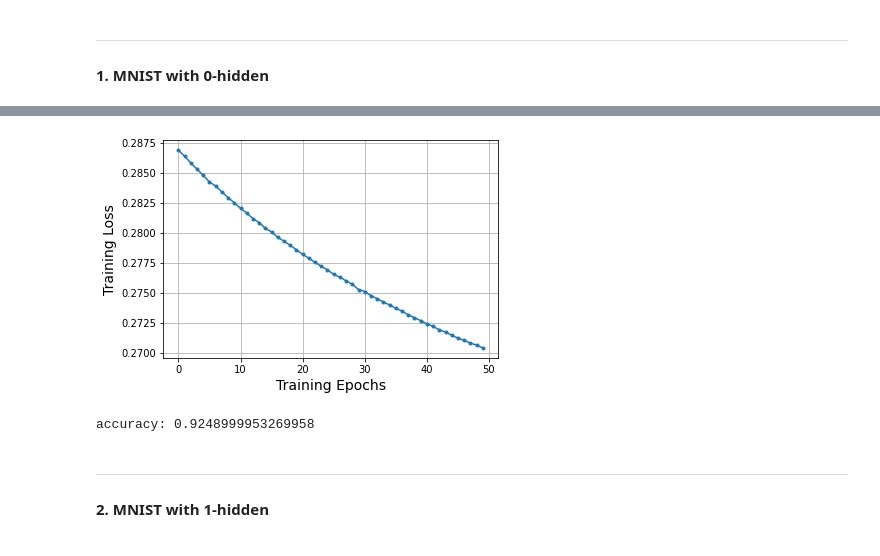
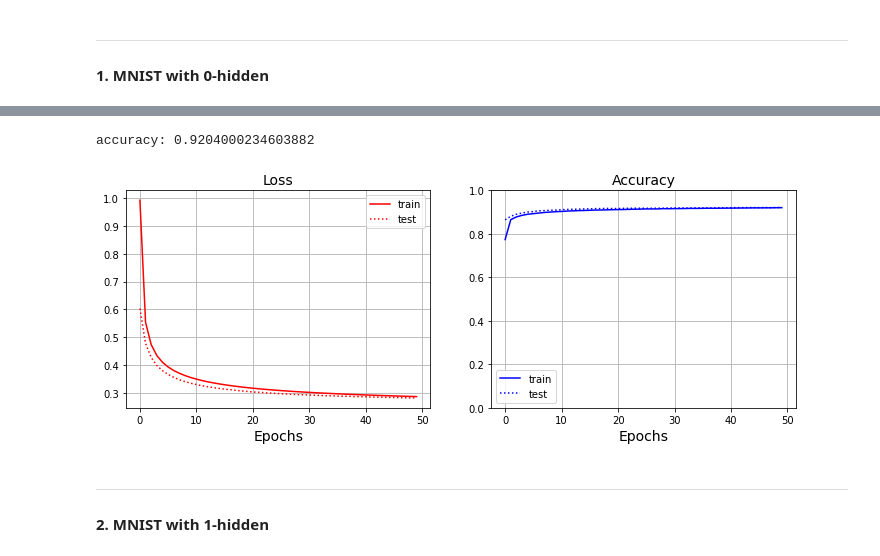
Before and after one commit to sergienko4/deep-learing, a Jupyter notebook: ex2.ipynb, the cells around one changed output, grey strips where cells are left out. Saved outputs shown, nothing was run; the diff lists cells and outputs as text; code cells hidden in the pictures.

```diff
--- a/ex2.ipynb
+++ b/ex2.ipynb
@@ -17,6 +17,26 @@ import matplotlib.pyplot as plt
 print(tf.__version__)
 # %% [output]
 2.6.0
+# %%
+def figure_result(loss,val_loss,accuracy, val_accuracy):
+  plt.figure(figsize=(12,4))
+  plt.subplot(1,2,1)
+  plt.plot(loss,'r', label='train')
+  plt.plot(val_loss,':r', label='test')
+  plt.title('Loss',fontsize=14)
+  plt.xlabel('Epochs',fontsize=14)
+  plt.legend()
+  plt.grid()
+
+  plt.subplot(1,2,2)
+  plt.plot(accuracy,'b', label='train')
+  plt.plot(val_accuracy,':b', label='test')
+  plt.ylim([0, 1])
+  plt.title('Accuracy',fontsize=14)
+  plt.xlabel('Epochs',fontsize=14)
+  plt.legend()
+  plt.grid()
+  print('accuracy:', accuracy[-1])
 # %% [markdown]
 ---
 In this exercise we will work with two datasets (see `class2.ipynb` for details):
@@ -199,15 +193,8 @@ plt.grid()
-# %%
-plt.plot(history.history['loss'],'.-')
-plt.xlabel('Training Epochs',fontsize=14)
-plt.ylabel('Training Loss',fontsize=14)
-plt.grid()
-plt.show()
-# %% [output]
-[figure, removed]
-# %%
-print('accuracy:', history.history['accuracy'][-1])
-# %% [output]
-accuracy: 0.9248999953269958
+# %%
+figure_result(history.history['loss'],history.history['val_loss'],history.history['accuracy'],history.history['val_accuracy'])
+# %% [output]
+accuracy: 0.9204000234603882
+[figure, added]
 # %% [markdown]
 ***
 #### 2. MNIST with 1-hidden
```
Also changed, not shown: parts of 9 cells of this notebook.
